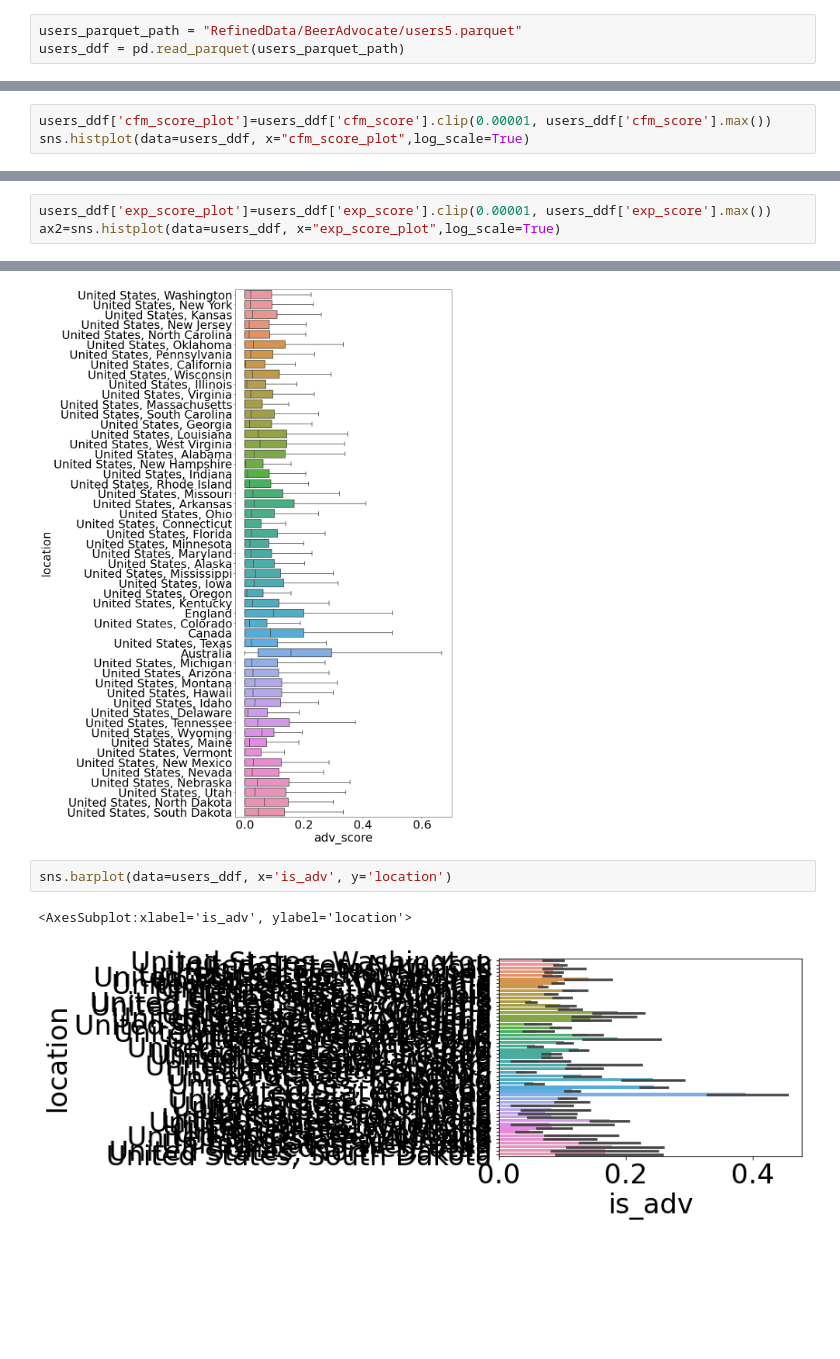
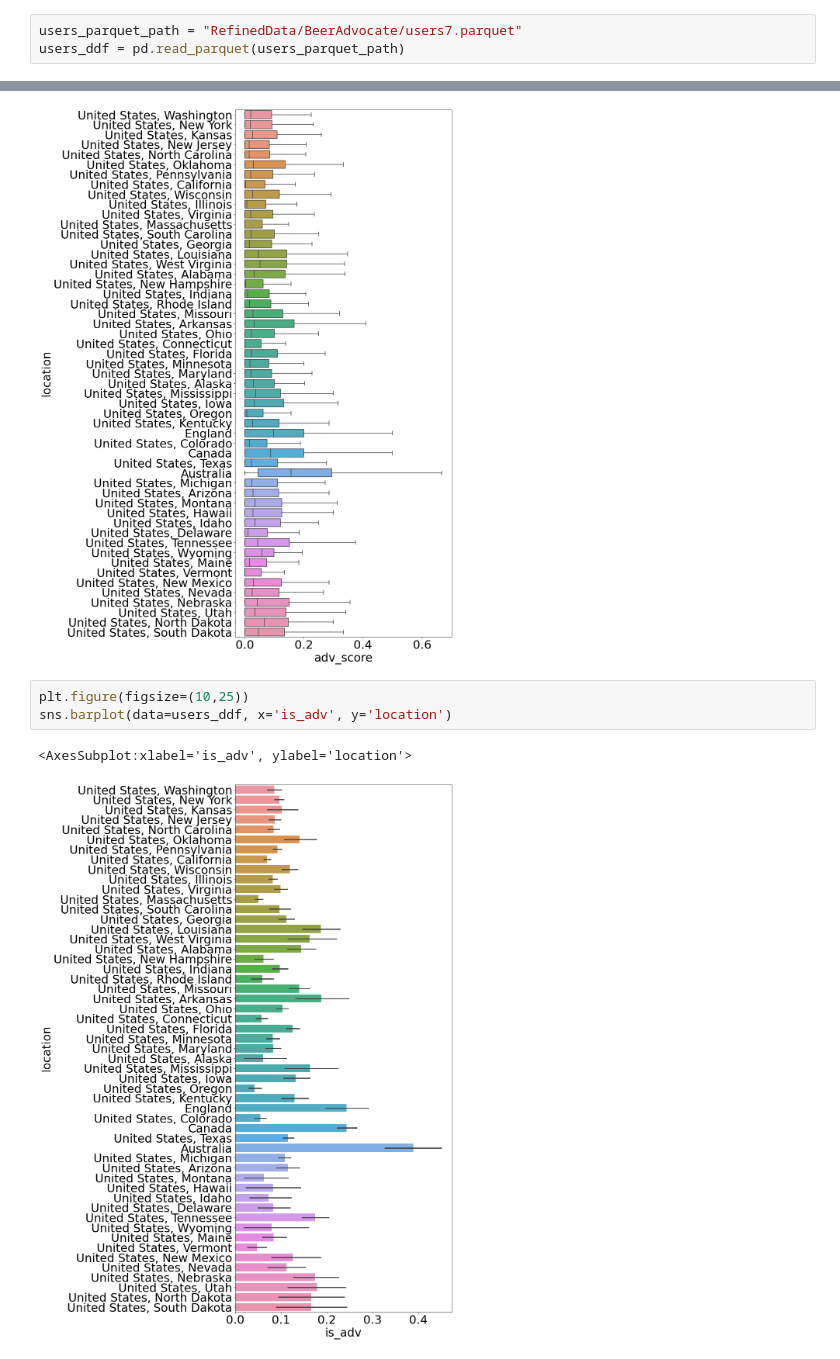
Before and after one commit to epfl-ada/ada-2022-project-analyteam, a Jupyter notebook: task2.1_statistical_description.ipynb, the cells around one changed output, grey strips where cells are left out. Cells and saved outputs as stored; diff of their text form; blank space fills up the shorter version.

```diff
--- a/task2.1_statistical_description.ipynb
+++ b/task2.1_statistical_description.ipynb
@@ -4,5 +4,5 @@ import numpy as np
 import matplotlib.pyplot as plt
 import seaborn as sns
 # %%
-users_parquet_path = "RefinedData/BeerAdvocate/users5.parquet"
+users_parquet_path = "RefinedData/BeerAdvocate/users7.parquet"
 users_ddf = pd.read_parquet(users_parquet_path)
@@ -21,3 +8,0 @@ users_ddf[users_ddf['is_exp']==1].describe()
-# %%
-users_ddf['cfm_score_plot']=users_ddf['cfm_score'].clip(0.00001, users_ddf['cfm_score'].max())
-sns.histplot(data=users_ddf, x="cfm_score_plot",log_scale=True)
@@ -27,3 +8,0 @@ sns.histplot(data=users_ddf, x="cfm_score_plot",log_scale=True)
-# %%
-users_ddf['exp_score_plot']=users_ddf['exp_score'].clip(0.00001, users_ddf['exp_score'].max())
-ax2=sns.histplot(data=users_ddf, x="exp_score_plot",log_scale=True)
@@ -178,7 +166,8 @@ sns.boxplot(data=users_ddf, x="adv_score", y="location",showfliers = False)
 <AxesSubplot:xlabel='adv_score', ylabel='location'>
 [figure]
 # %%
+plt.figure(figsize=(10,25))
 sns.barplot(data=users_ddf, x='is_adv', y='location')
 # %% [output]
 <AxesSubplot:xlabel='is_adv', ylabel='location'>
-[figure, old version]
+[figure, new version]
```
Also changed, not shown: parts of 13 cells of this notebook.
